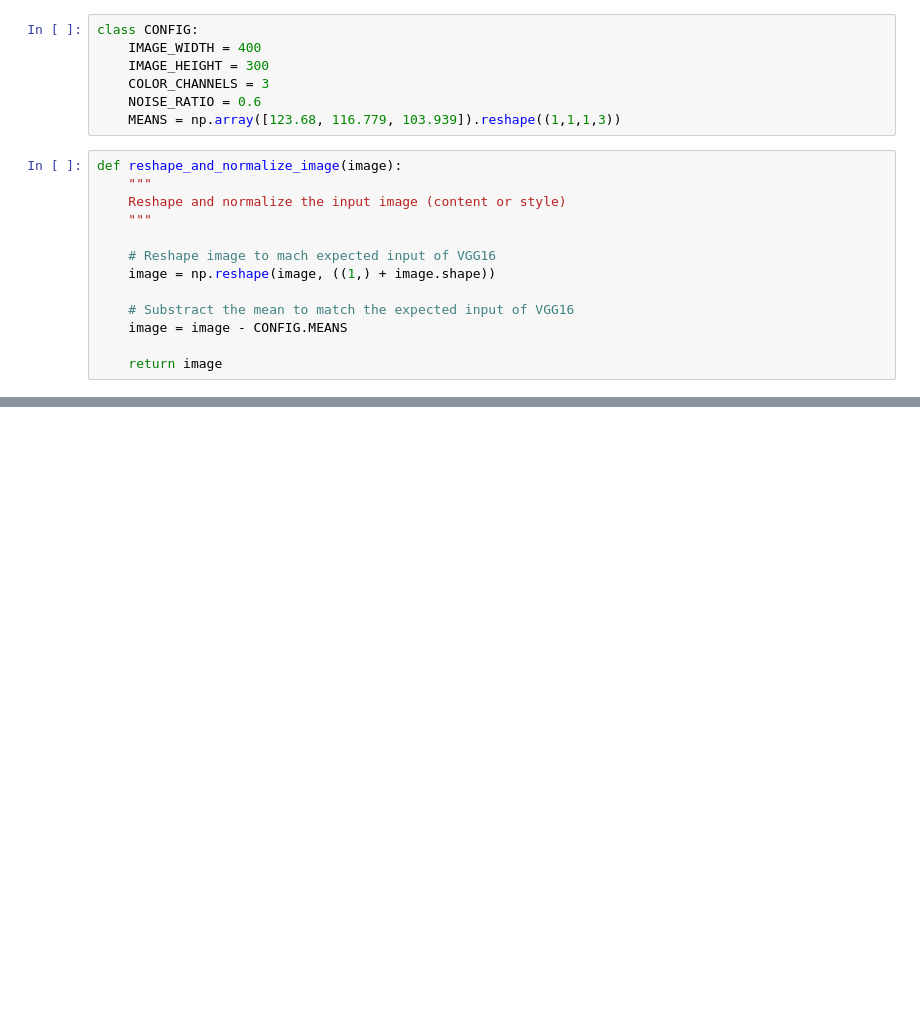
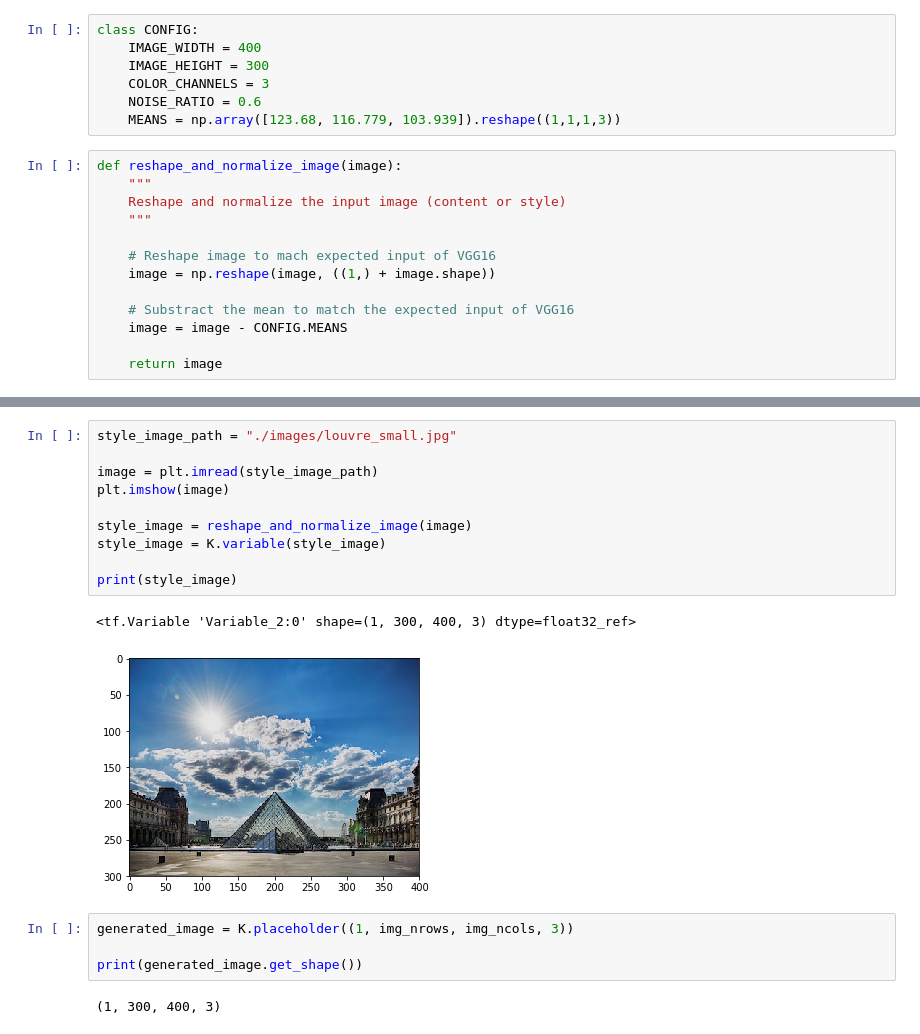
Before and after one commit to herishbrith/StyleTransfer, a Jupyter notebook: styleTransferNN.ipynb, the cells around one changed output, grey strips where cells are left out. Cells and saved outputs as stored; diff of their text form; blank space fills up the shorter version.

```diff
--- a/styleTransferNN.ipynb
+++ b/styleTransferNN.ipynb
@@ -85,0 +78,19 @@ ValueError: Floating point image RGB values must be in the 0..1 range.
+# %%
+style_image_path = "./images/louvre_small.jpg"
+
+image = plt.imread(style_image_path)
+plt.imshow(image)
+
+style_image = reshape_and_normalize_image(image)
+style_image = K.variable(style_image)
+
+print(style_image)
+# %% [output]
+<tf.Variable 'Variable_2:0' shape=(1, 300, 400, 3) dtype=float32_ref>
+[figure, added]
+# %%
+generated_image = K.placeholder((1, img_nrows, img_ncols, 3))
+
+print(generated_image.get_shape())
+# %% [output]
+(1, 300, 400, 3)
```
Also changed, not shown: parts of 3 cells of this notebook, 1 other file.
